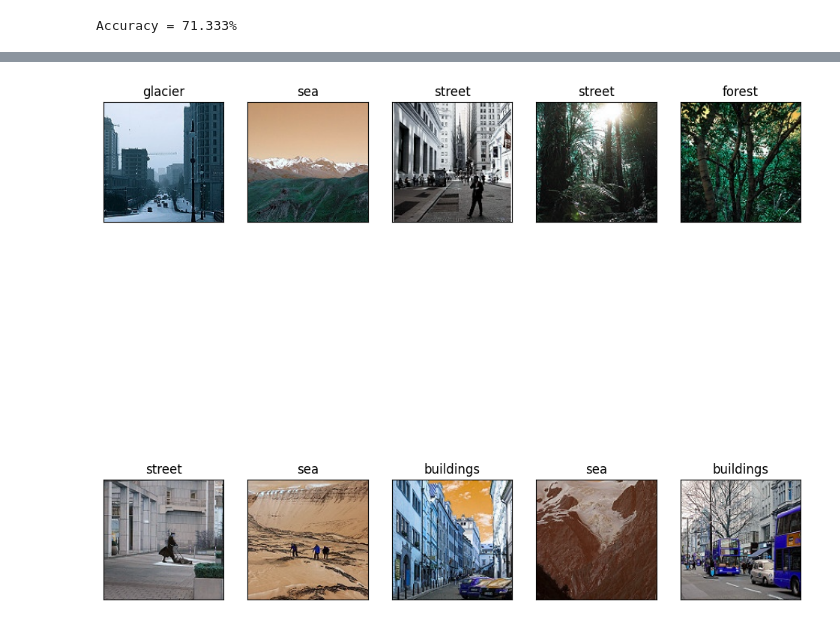
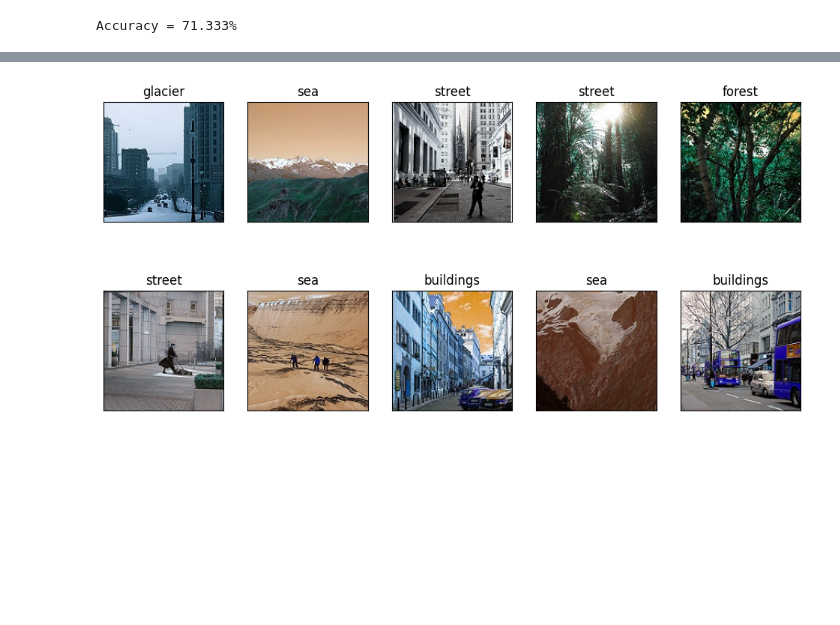
Before and after one commit to harshpreet1123/collab_notebooks, a Jupyter notebook: Intel_dataset.ipynb, the cells around one changed output, grey strips where cells are left out. Drawn from its saved outputs; the diff is of its cells as text; code cells hidden in the pictures; blank space fills up the shorter version.

```diff
--- a/Intel_dataset.ipynb
+++ b/Intel_dataset.ipynb
@@ -151,7 +151,7 @@ for image in random_images:
     shutil.copy(image, dest_dir)
 # %%
 i=1
-plt.figure(1, figsize = (12 , 12))
+plt.figure(1, figsize = (12 , 6))
 for filename in os.listdir(dest_dir):
     img = cv2.imread(f'/content/random/{filename}')
     img = cv2.resize(img,(64,64))
@@ -180 +180 @@ for filename in os.listdir(dest_dir):
-[figure, old version]
+[figure, new version]
```
Also changed, not shown: parts of 1 cell of this notebook.
